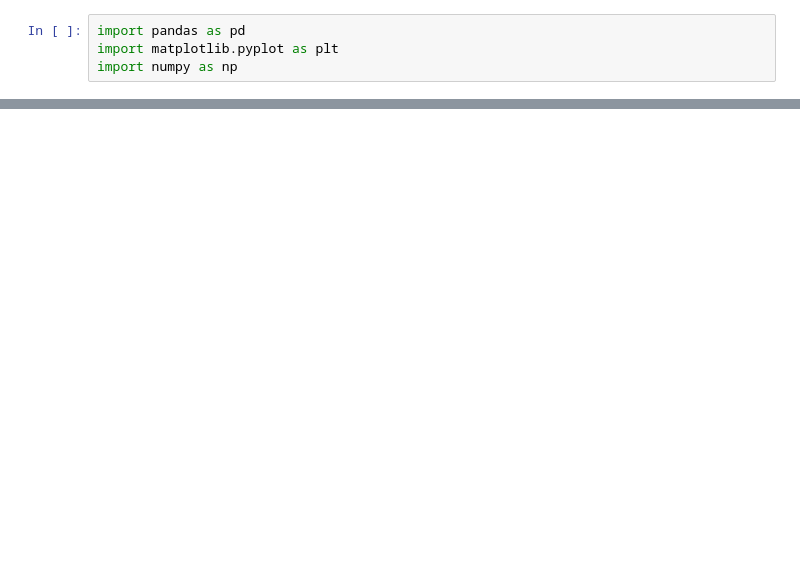
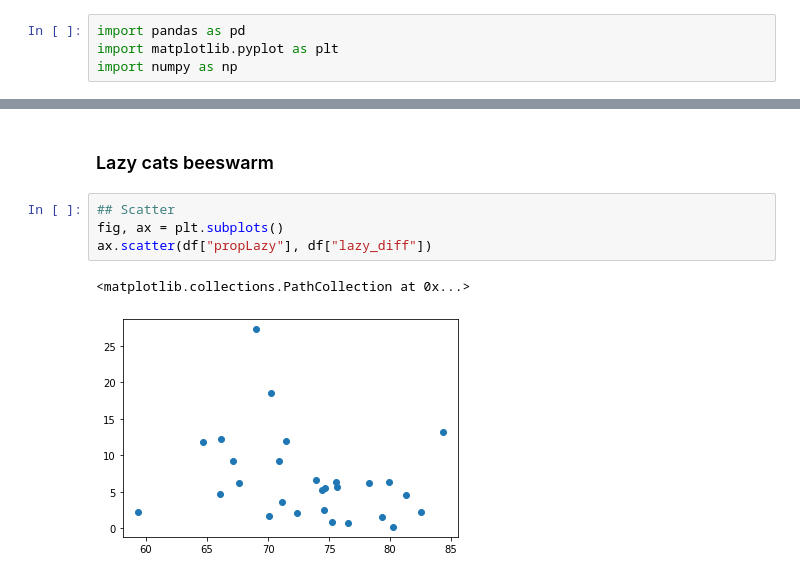
Before and after one commit to Lisa-Ho/d3-playground, a Jupyter notebook: src/components/lazy-cats/analysis/lazy-cats.ipynb, the cells around one changed output, grey strips where cells are left out. Saved outputs shown, nothing was run; the diff lists cells and outputs as text; blank space fills up the shorter version.

```diff
--- a/src/components/lazy-cats/analysis/lazy-cats.ipynb
+++ b/src/components/lazy-cats/analysis/lazy-cats.ipynb
@@ -87,0 +202,9 @@ df[['propActive', 'propLazy',
+# %% [markdown]
+### Lazy cats beeswarm
+# %%
+## Scatter
+fig, ax = plt.subplots()
+ax.scatter(df["propLazy"], df["lazy_diff"])
+# %% [output]
+<matplotlib.collections.PathCollection at 0x...>
+[figure, added]
```
Also changed, not shown: parts of 14 cells of this notebook.
